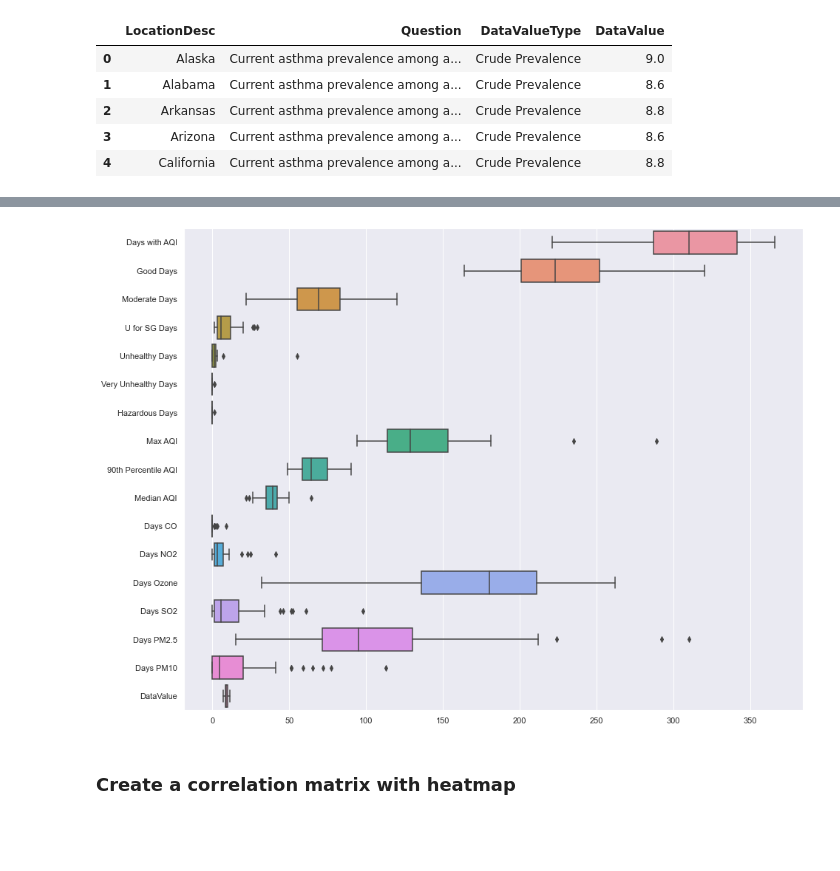
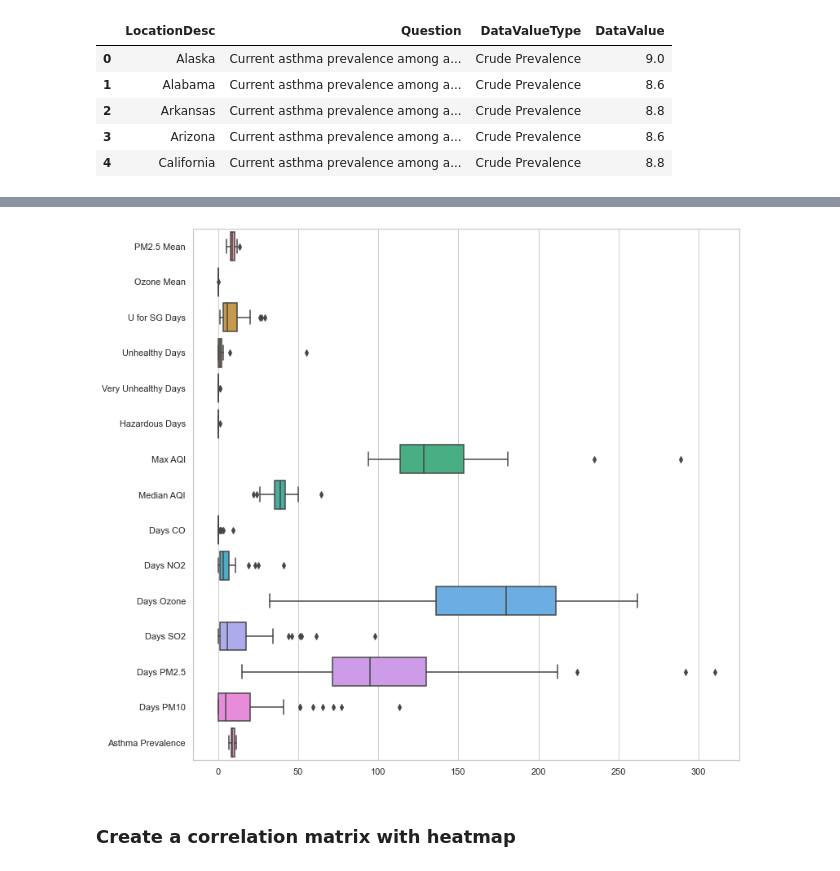
Before and after one commit to mjlaw/FIT_capstone, a Jupyter notebook: Jupyter_notebooks/Air Quality and Asthma.ipynb, the cells around one changed output, grey strips where cells are left out. Saved outputs shown, nothing was run; the diff lists cells and outputs as text; code cells hidden in the pictures; blank space fills up the shorter version.

```diff
--- a/Jupyter_notebooks/Air Quality and Asthma.ipynb
+++ b/Jupyter_notebooks/Air Quality and Asthma.ipynb
@@ -103,3 +209,7 @@ AQI1States.head()
 | California | 350 | 202 | 114 | 26 | 7 | 0 | ... |
 # %%
 AQI1States = AQI1States.reset_index()
+# %%
+#merge the AQ dataframe with the PM2.5 and ozone dataframe
+AQStates = pd.merge(pm25OzoneMerged2012, AQI1States, on=['State'], how = 'left')
+AQStates.head()
@@ -116,7 +233,7 @@ asthma2012Compact.head()
 | 4 | California | Current asthma prevalence among a... | Crude Prevalence | 8.8 |
 # %%
 #merge the datasets
-merged2012 = pd.merge(AQI1States, asthma2012Compact, left_on=AQI1States['State'],
+merged2012 = pd.merge(AQStates, asthma2012Compact, left_on=AQStates['State'],
              right_on=asthma2012Compact['LocationDesc'],
              how = 'left')
 merged2012.head()
@@ -142,6 +259,6 @@ Index(['key_0', 'State', 'Days with AQI', 'Good Days', 'Moderate Days',
 #reformat dataset for exploratory analylsis
 merged2012 = merged2012.drop('key_0', axis=1)
 merged2012 = merged2012.set_index('State')
-merged2012 = merged2012.rename(columns={'Unhealthy for Sensitive Groups Days' : 'U for SG Days'})
+merged2012 = merged2012.rename(columns={'Unhealthy for Sensitive Groups Days' : 'U for SG Days', 'DataValue' : 'Asthma Prevalence'})
 merged2012.head()
 # %% [output]
@@ -163,11 +282,10 @@ Index(['Days with AQI', 'Good Days', 'Moderate Days', 'U for SG Days',
       dtype='object')
 # %%
 #specify initial columns of interest
-cols = ['Days with AQI', 'Good Days', 'Moderate Days',
-       'U for SG Days', 'Unhealthy Days',
+cols = ['PM2.5 Mean', 'Ozone Mean', 'U for SG Days', 'Unhealthy Days',
        'Very Unhealthy Days', 'Hazardous Days', 'Max AQI',
-       '90th Percentile AQI', 'Median AQI', 'Days CO', 'Days NO2',
-       'Days Ozone', 'Days SO2', 'Days PM2.5', 'Days PM10', 'DataValue']
+        'Median AQI', 'Days CO', 'Days NO2',
+       'Days Ozone', 'Days SO2', 'Days PM2.5', 'Days PM10', 'Asthma Prevalence']
 # %%
 merged2012Plotting = merged2012[cols]
 # %%
@@ -185,8 +303,8 @@ merged2012Plotting.describe()
 # %%
-sns.set(rc = {'figure.figsize':(15,12)})
+sns.set(style='whitegrid', context='notebook', rc = {'figure.figsize':(12,12)})
 plot = sns.boxplot(data=merged2012Plotting, orient='h')
 # %% [output]
-[figure, old version]
+[figure, new version]
 # %%
 plt.close()
 # %% [markdown]
```
Also changed, not shown: parts of 73 cells of this notebook, 4 other files.
